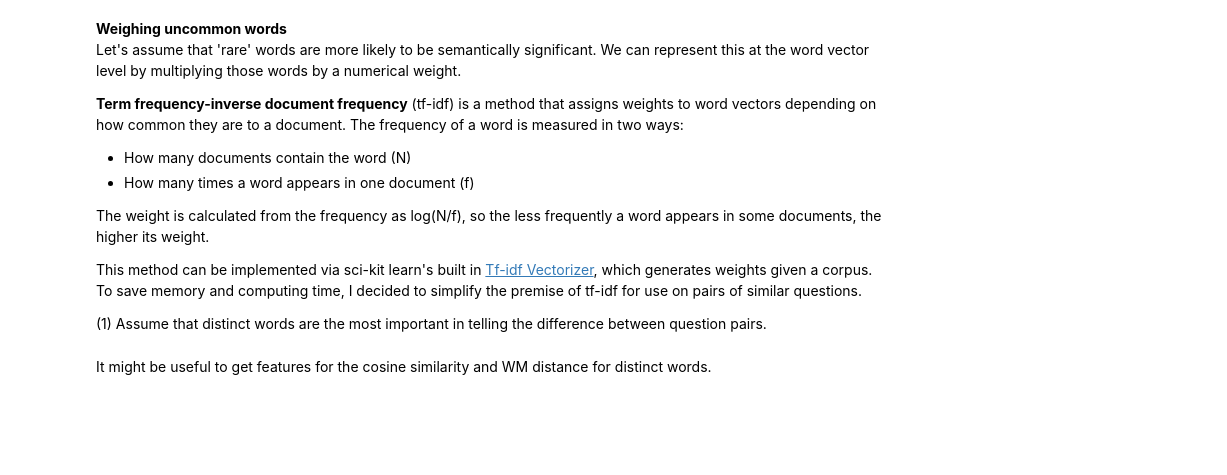
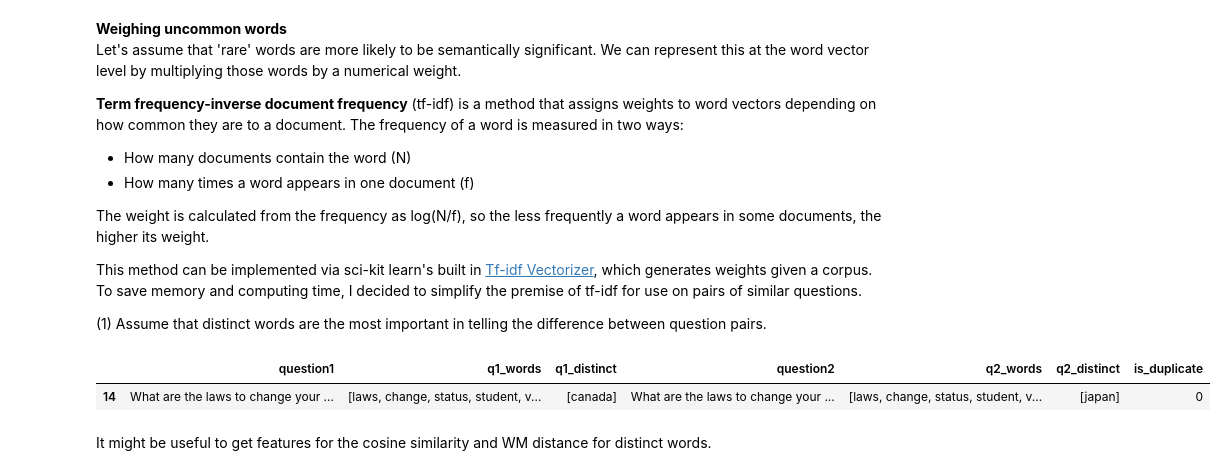
Before and after one commit to krondor/data-science-pot, a Jupyter notebook: Lab 2A - NLP and Feature Engineering.ipynb, the cells around one changed output. Drawn from its saved outputs; the diff is of its cells as text; code cells hidden in the pictures; blank space fills up the shorter version.

```diff
--- a/Lab 2A - NLP and Feature Engineering.ipynb
+++ b/Lab 2A - NLP and Feature Engineering.ipynb
@@ -349,8 +350,8 @@ from nltk.tokenize import word_tokenize
 
 nltk.download('punkt')
 
-teststring = df['question1'][12]
-tokens = word_tokenize(df['question1'][12])
+teststring = df_data_1['question1'][12]
+tokens = word_tokenize(df_data_1['question1'][12])
 
 print teststring
 print tokens
@@ -394,10 +395,10 @@ def simplify(s):
         tokenstr = ""
     return tokenstr.encode('utf-8')
 
-df['q1_tokens'] = df['question1'].map(simplify)
-df['q2_tokens'] = df['question2'].map(simplify)
+df_data_1['q1_tokens'] = df_data_1['question1'].map(simplify)
+df_data_1['q2_tokens'] = df_data_1['question2'].map(simplify)
 
-simplifydf=df[['question1','q1_tokens','question2','q2_tokens','is_duplicate']]
+simplifydf=df_data_1[['question1','q1_tokens','question2','q2_tokens','is_duplicate']]
 display(simplifydf[12:13])
 # %% [markdown]
 ### 2.5 Measuring similarity<a class="anchor" id="bullet-16"></a>
@@ -413,10 +414,10 @@ We'll create our first two features with these methods.
 from Levenshtein import distance
 from fuzzywuzzy import fuzz
 
-df['edit_distance'] = df.apply(lambda x: distance(x['q1_tokens'], x['q2_tokens']), axis=1)
-df['in_common'] = df.apply(lambda x: fuzz.token_sort_ratio(x['q1_tokens'], x['q2_tokens']), axis=1)
+df_data_1['edit_distance'] = df_data_1.apply(lambda x: distance(x['q1_tokens'], x['q2_tokens']), axis=1)
+df_data_1['in_common'] = df_data_1.apply(lambda x: fuzz.token_sort_ratio(x['q1_tokens'], x['q2_tokens']), axis=1)
 
-syntaxdf=df[['question1','q1_tokens','question2','q2_tokens','edit_distance','in_common','is_duplicate']]
+syntaxdf=df_data_1[['question1','q1_tokens','question2','q2_tokens','edit_distance','in_common','is_duplicate']]
 display(syntaxdf[508:510]) # example
 # %% [markdown]
 Clearly the edit distance or proportion of common tokens is not sufficient to predict duplicate intention. For example, question pair 508 is duplicate, but has a larger edit distance and smaller proportion of common tokens than pair 509.
@@ -459,10 +460,10 @@ def word_set(s,t,q):
     elif q == "q2_distinct":
         return t_distinct
 
-df['q1_words'] = df.apply(lambda x: word_set(x['question1'], x['question2'],"q1_words"), axis=1)
-df['q2_words'] = df.apply(lambda x: word_set(x['question1'], x['question2'],"q2_words"), axis=1)
+df_data_1['q1_words'] = df_data_1.apply(lambda x: word_set(x['question1'], x['question2'],"q1_words"), axis=1)
+df_data_1['q2_words'] = df_data_1.apply(lambda x: word_set(x['question1'], x['question2'],"q2_words"), axis=1)
 
-wordsdf=df[['question1','q1_words','question2','q2_words','is_duplicate']]
+wordsdf=df_data_1[['question1','q1_words','question2','q2_words','is_duplicate']]
 display(wordsdf[508:510])
 # %% [markdown]
 ### 3.1 Single word analysis<a class="anchor" id="bullet-18"></a>
@@ -613,11 +653,14 @@ This method can be implemented via sci-kit learn's built in [Tf-idf Vectorizer](
 (1) Assume that distinct words  are the most important in telling the difference between question pairs.
 # %%
 # get list of distinct words for each question
-df['q1_distinct'] = df.apply(lambda x: word_set(x['question1'], x['question2'],"q1_distinct"), axis=1)
-df['q2_distinct'] = df.apply(lambda x: word_set(x['question1'], x['question2'],"q2_distinct"), axis=1)
+df_data_1['q1_distinct'] = df_data_1.apply(lambda x: word_set(x['question1'], x['question2'],"q1_distinct"), axis=1)
+df_data_1['q2_distinct'] = df_data_1.apply(lambda x: word_set(x['question1'], x['question2'],"q2_distinct"), axis=1)
 
-distinctdf=df[['question1','q1_words','q1_distinct','question2','q2_words','q2_distinct','is_duplicate']]
+distinctdf=df_data_1[['question1','q1_words','q1_distinct','question2','q2_words','q2_distinct','is_duplicate']]
 display(distinctdf[14:15])
+# %% [output]
+|  | question1 | q1_words | q1_distinct | question2 | q2_words | q2_distinct | is_duplicate |
+| 14 | What are the laws to change your ... | [laws, change, status, student, v... | [canada] | What are the laws to change your ... | [laws, change, status, student, v... | [japan] | 0 |
 # %% [markdown]
 It might be useful to get features for the cosine similarity and WM distance for distinct words.
 # %%
```
Also changed, not shown: parts of 14 cells of this notebook.
